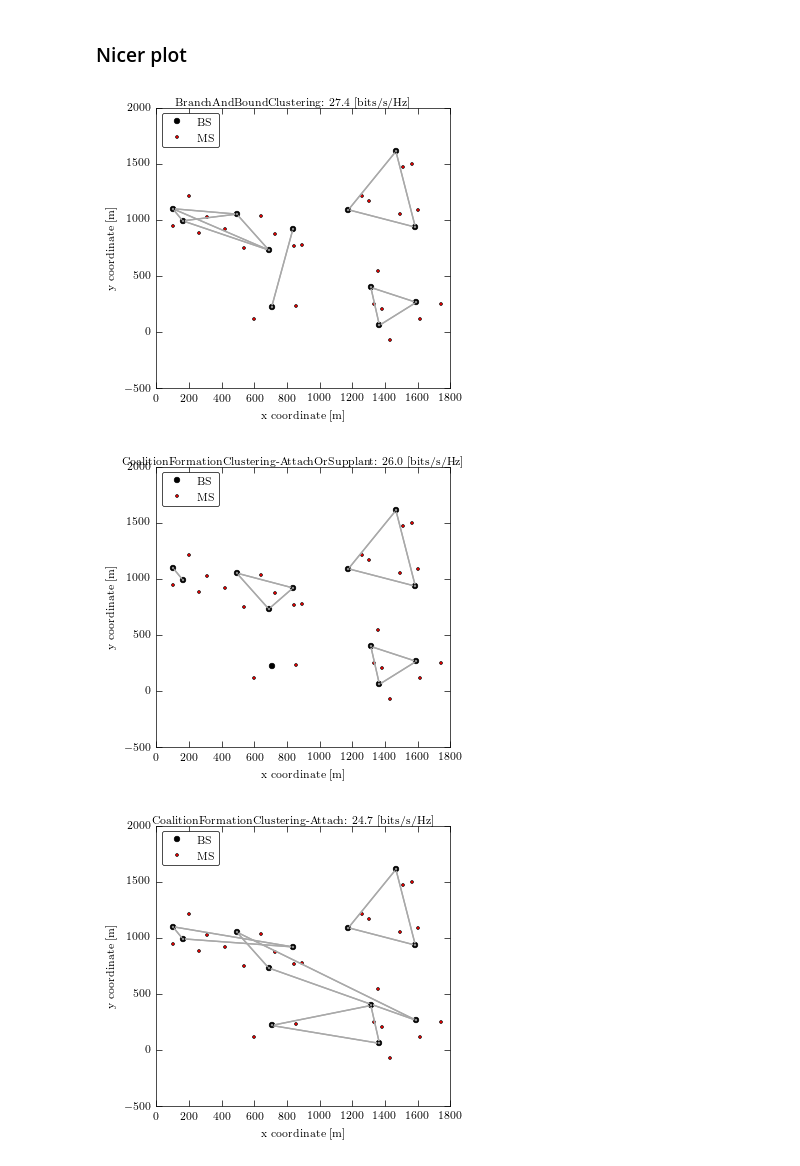
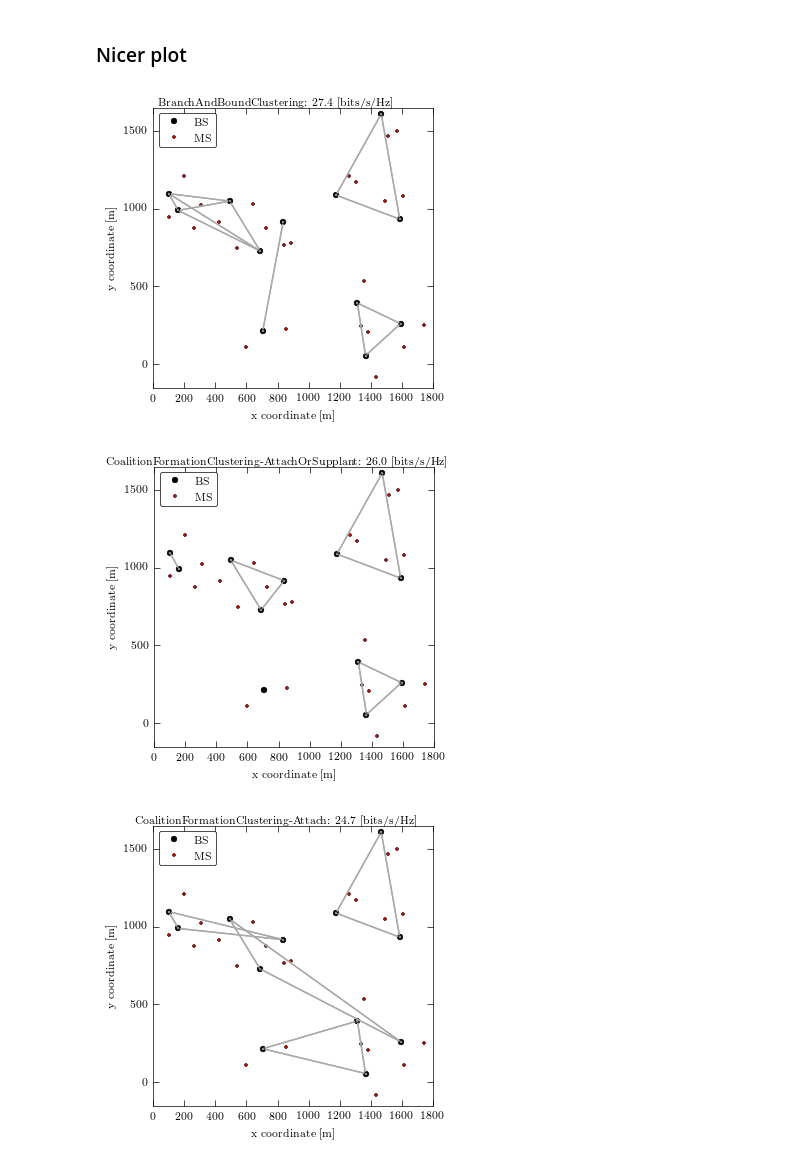
Before and after one commit to rasmusbrandt/DistributedBaseStationClustering.jl, a Jupyter notebook: batch/tsp/network_layout_example/network_layout_example.ipynb, the cells around one changed output. Saved outputs shown, nothing was run; the diff lists cells and outputs as text; code cells hidden in the pictures.

Commit message:
Square axes in network_layout_example.

```diff
--- a/batch/tsp/network_layout_example/network_layout_example.ipynb
+++ b/batch/tsp/network_layout_example/network_layout_example.ipynb
@@ -65,7 +65,7 @@ for method in [:BranchAndBoundClustering,
     partition = IAClustering.Partition(a)
 
     fig = PyPlot.figure()
-    ax = fig[:add_axes]((0.11,0.15,0.95-0.11,0.95-0.15))
+    ax = fig[:add_axes]((0.15,0.15,0.95-0.15,0.95-0.15))
 
     # BSs
     global line_BS
@@ -82,33 +82,36 @@ for method in [:BranchAndBoundClustering,
     end
 
     # Annotations
     ax[:set_xlabel]("x coordinate [m]")
     ax[:set_ylabel]("y coordinate [m]")
     legend = ax[:legend](handles=[line_BS[1], line_MS[1]], loc="upper left", numpoints=1)
     legend_frame = legend[:get_frame]()
     PyPlot.setp(legend_frame, linewidth=0.5)
 
+    # Square plot
+    ax[:set_aspect]("equal", "datalim")
+
     # Save without cluster lines
     if method == :CoalitionFormationClustering_AttachOrSupplant
         fig[:savefig]("network_layout_example.eps")
     end
 
     # Show cluster lines
     for block in partition.blocks
         for i in block.elements
             for j in block.elements
                 if i == j; continue; end
                 pos1 = network.BSs[i].position; pos2 = network.BSs[j].position
                 ax[:plot]([pos1.x, pos2.x], [pos1.y, pos2.y]; marker="o", color="DarkGray", markersize=2)
             end
         end
     end
 
     title = @sprintf "%s: %.1f [bits/s/Hz]" string(method) sum_throughput
     fig[:suptitle](replace(title, "_", "-"))
     display(fig)
 end
 # %% [output]
-[figure, old version]
+[figure, new version]
-[figure, old version]
+[figure, new version]
-[figure, old version]
+[figure, new version]
```
Also changed, not shown: parts of 1 cell of this notebook.
